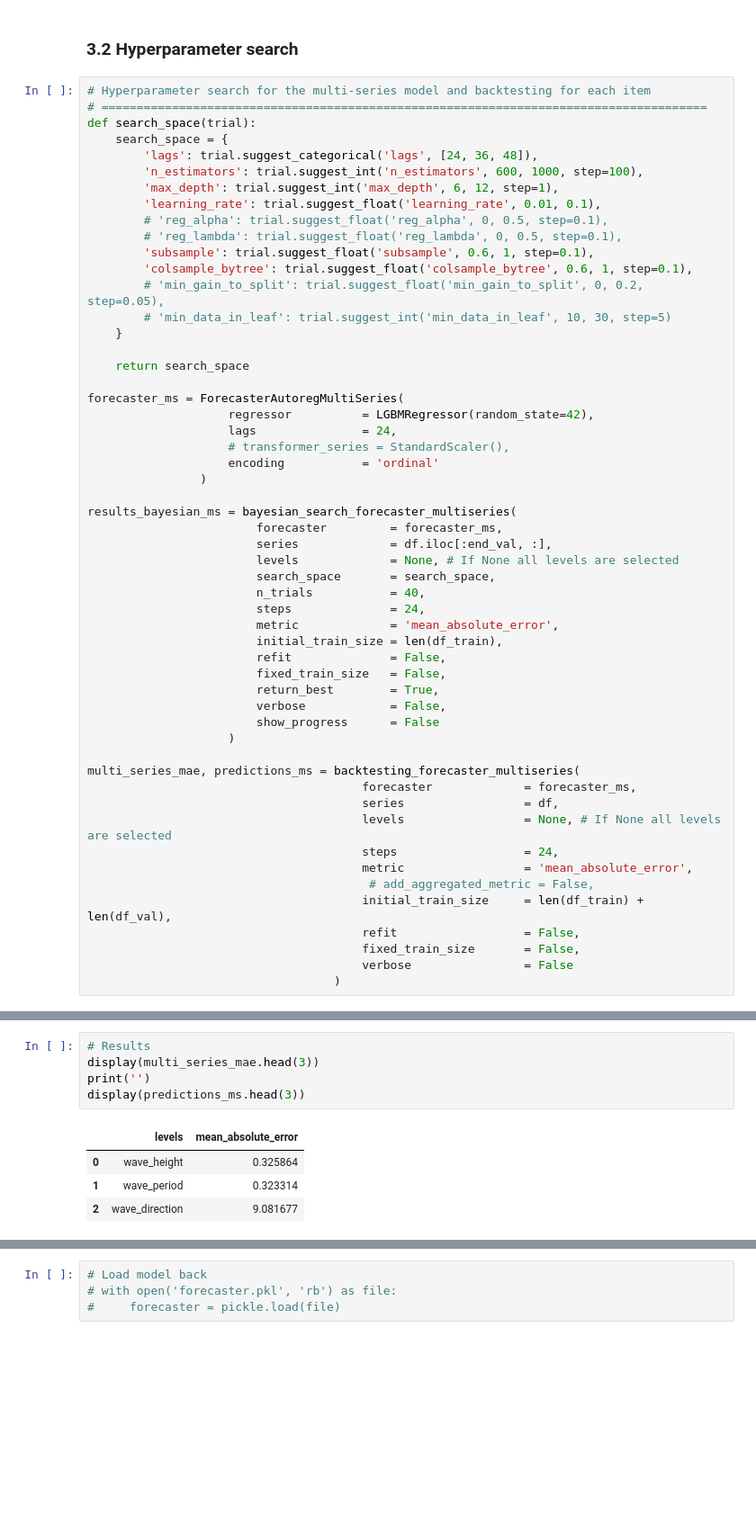
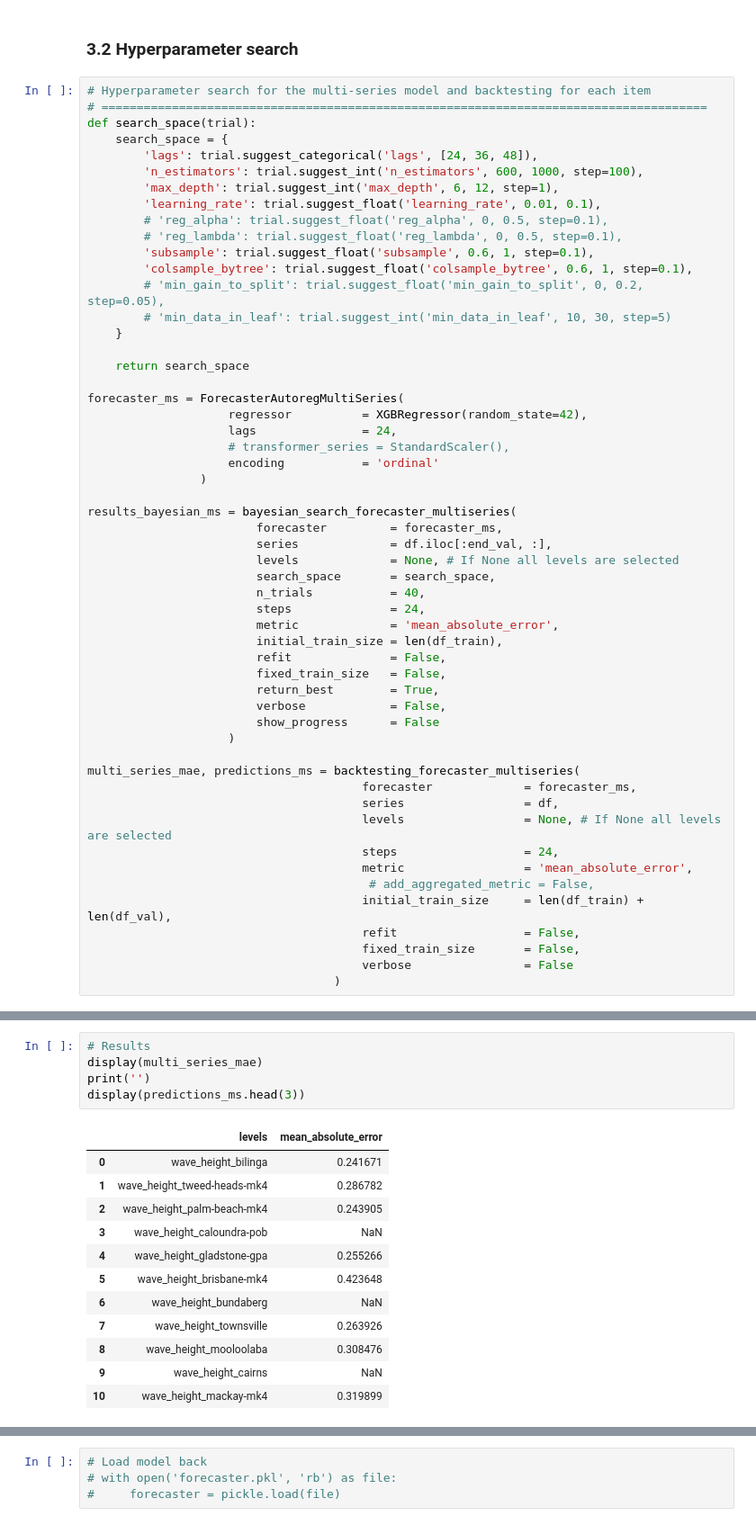
Before and after one commit to AlvaroCorrales/wave-height-app, a Jupyter notebook: Notebooks/Queensland/Modelling tests - Multiseries - QLD.ipynb, the cells around one changed output, grey strips where cells are left out. Shown at 90% size. Saved outputs shown, nothing was run; the diff lists cells and outputs as text; blank space fills up the shorter version.

```diff
--- a/Notebooks/Queensland/Modelling tests - Multiseries - QLD.ipynb
+++ b/Notebooks/Queensland/Modelling tests - Multiseries - QLD.ipynb
@@ -201,7 +201,7 @@ def search_space(trial):
     return search_space
 
 forecaster_ms = ForecasterAutoregMultiSeries(
-                    regressor          = LGBMRegressor(random_state=42),
+                    regressor          = XGBRegressor(random_state=42),
                     lags               = 24,
                     # transformer_series = StandardScaler(),
                     encoding           = 'ordinal'
@@ -308,10 +275,18 @@ And if memory is not enough, you can set `force_col_wise=true`.
 # %%
 # Results
-display(multi_series_mae.head(3))
+display(multi_series_mae)
 print('')
 display(predictions_ms.head(3))
 # %% [output]
 |  | levels | mean_absolute_error |
-| 0 | wave_height | 0.325864 |
-| 1 | wave_period | 0.323314 |
-| 2 | wave_direction | 9.081677 |
+| 0 | wave_height_bilinga | 0.241671 |
+| 1 | wave_height_tweed-heads-mk4 | 0.286782 |
+| 2 | wave_height_palm-beach-mk4 | 0.243905 |
+| 3 | wave_height_caloundra-pob | NaN |
+| 4 | wave_height_gladstone-gpa | 0.255266 |
+| 5 | wave_height_brisbane-mk4 | 0.423648 |
+| 6 | wave_height_bundaberg | NaN |
+| 7 | wave_height_townsville | 0.263926 |
+| 8 | wave_height_mooloolaba | 0.308476 |
+| 9 | wave_height_cairns | NaN |
+| 10 | wave_height_mackay-mk4 | 0.319899 |
```
Also changed, not shown: parts of 6 cells of this notebook.
